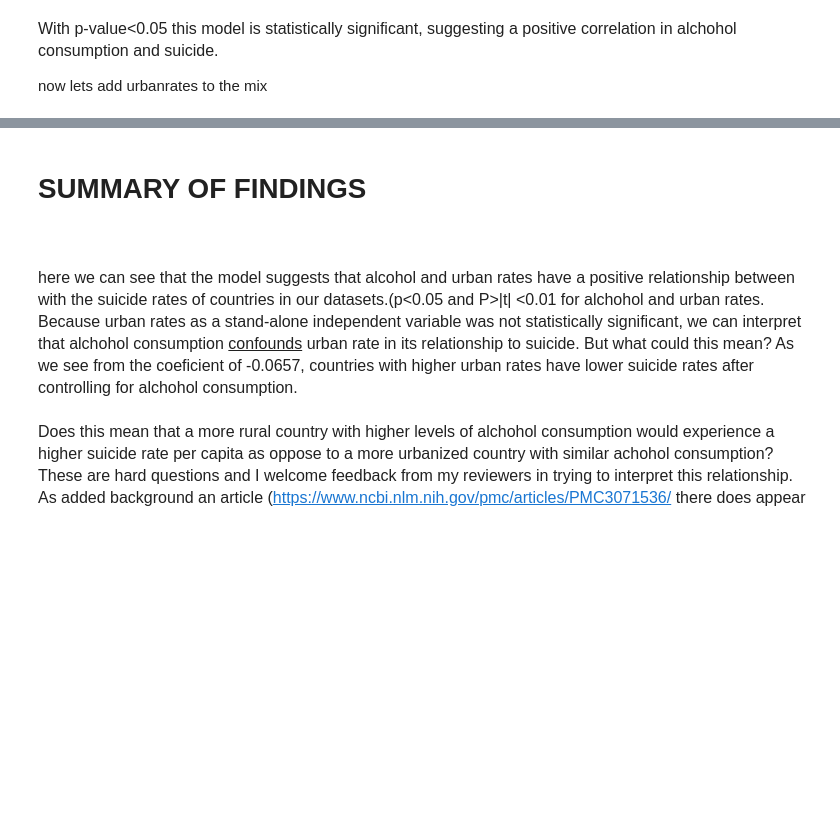
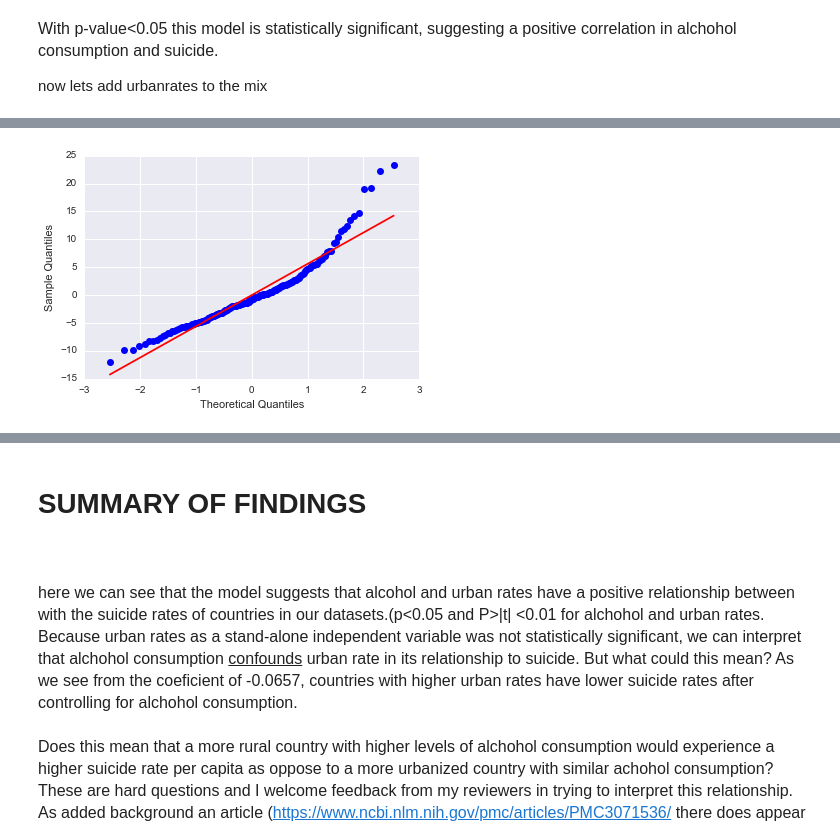
Before and after one commit to xijianlim/Coursera-WesleyanUni-regression_modelling, a Jupyter notebook: week3 assignment.ipynb, the cells around one changed output, grey strips where cells are left out. Drawn from its saved outputs; the diff is of its cells as text; code cells hidden in the pictures; blank space fills up the shorter version.

```diff
--- a/week3 assignment.ipynb
+++ b/week3 assignment.ipynb
@@ -264,0 +266,6 @@ plt.ylabel('alchohol consumption')
+# %%
+# Adding the residuals plot shows that there are residuals that fall outside the predicted model
+
+fig1=sm.qqplot(reg5.resid, line='r')
+# %% [output]
+[figure, added]
```
Also changed, not shown: parts of 12 cells of this notebook.
